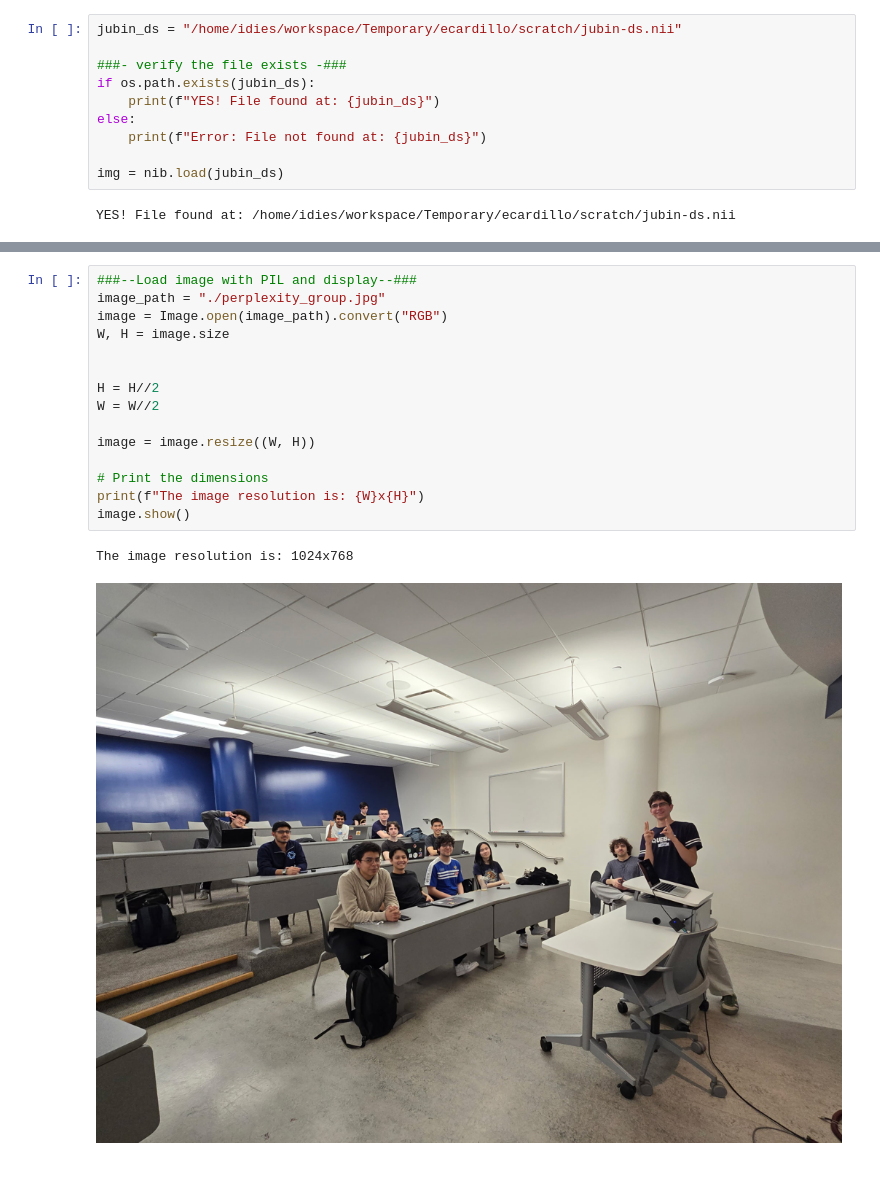
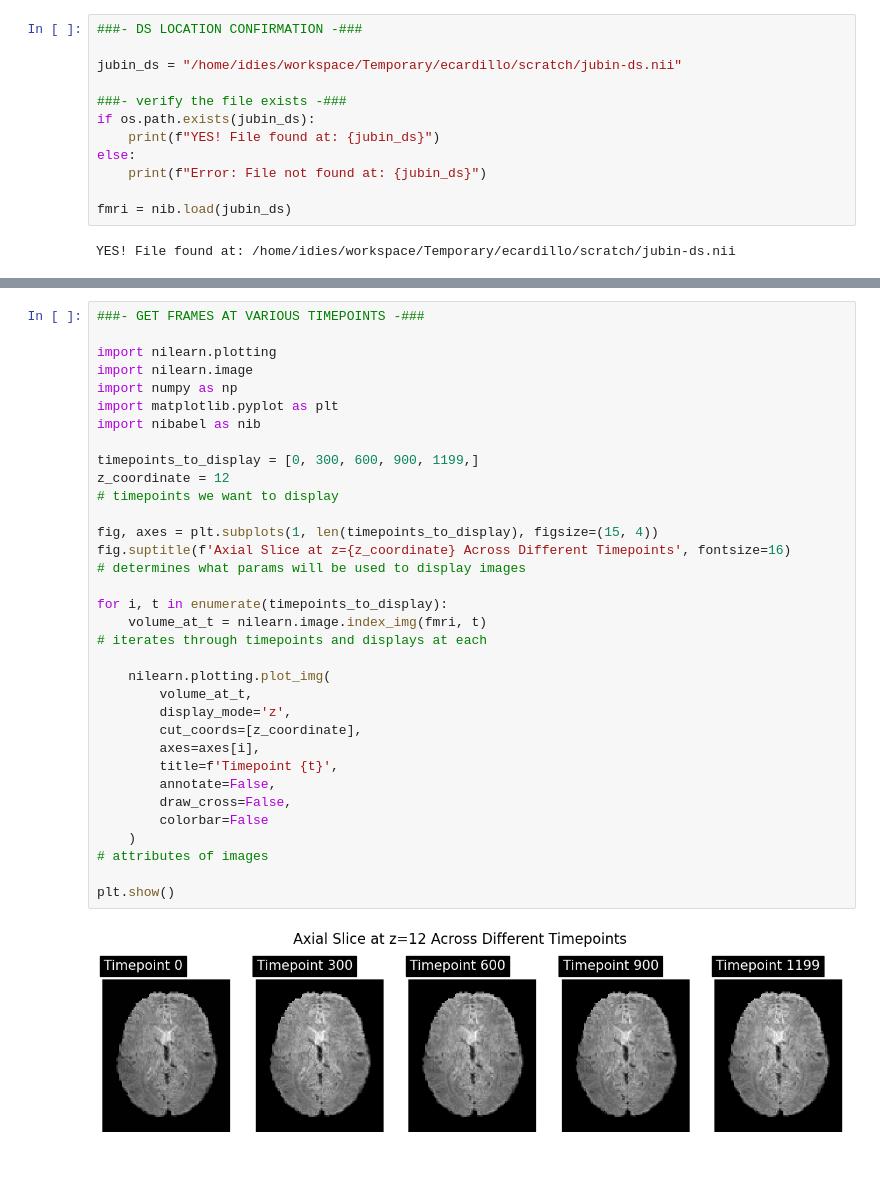
Before and after one commit to emicscs/SENeFR, a Jupyter notebook: src/static_slices.ipynb, the cells around one changed output, grey strips where cells are left out. Drawn from its saved outputs; the diff is of its cells as text.

```diff
--- a/src/static_slices.ipynb
+++ b/src/static_slices.ipynb
@@ -23,6 +23,8 @@ import matplotlib.pyplot as plt
 import nibabel as nib
 import nilearn as nil
 # %%
+###- DS LOCATION CONFIRMATION -###
+
 jubin_ds = "/home/idies/workspace/Temporary/ecardillo/scratch/jubin-ds.nii"
 
 ###- verify the file exists -###
@@ -31,7 +33,7 @@ if os.path.exists(jubin_ds):
 else:
     print(f"Error: File not found at: {jubin_ds}")
 
-img = nib.load(jubin_ds)
+fmri = nib.load(jubin_ds)
 # %% [output]
 YES! File found at: /home/idies/workspace/Temporary/ecardillo/scratch/jubin-ds.nii
 # %%
@@ -77,18 +67,36 @@ Displaying slices of first fMRI volume:
-# %%
-###--Load image with PIL and display--###
-image_path = "./perplexity_group.jpg"
-image = Image.open(image_path).convert("RGB")
-W, H = image.size
-
-
-H = H//2
-W = W//2
-
-image = image.resize((W, H))
-
-# Print the dimensions
-print(f"The image resolution is: {W}x{H}")
-image.show()
-# %% [output]
-The image resolution is: 1024x768
-[figure, removed]
+# %%
+###- GET FRAMES AT VARIOUS TIMEPOINTS -###
+
+import nilearn.plotting
+import nilearn.image
+import numpy as np
+import matplotlib.pyplot as plt
+import nibabel as nib
+
+timepoints_to_display = [0, 300, 600, 900, 1199,]
+z_coordinate = 12
+# timepoints we want to display
+
+fig, axes = plt.subplots(1, len(timepoints_to_display), figsize=(15, 4))
+fig.suptitle(f'Axial Slice at z={z_coordinate} Across Different Timepoints', fontsize=16)
+# determines what params will be used to display images
+
+for i, t in enumerate(timepoints_to_display):
+    volume_at_t = nilearn.image.index_img(fmri, t)
+# iterates through timepoints and displays at each
+
+    nilearn.plotting.plot_img(
+        volume_at_t,
+        display_mode='z',
+        cut_coords=[z_coordinate],
+        axes=axes[i],
+        title=f'Timepoint {t}',
+        annotate=False,
+        draw_cross=False,
+        colorbar=False
+    )
+# attributes of images
+
+plt.show()
+# %% [output]
+[figure, added]
```
Also changed, not shown: parts of 20 cells of this notebook, 6 other files.
